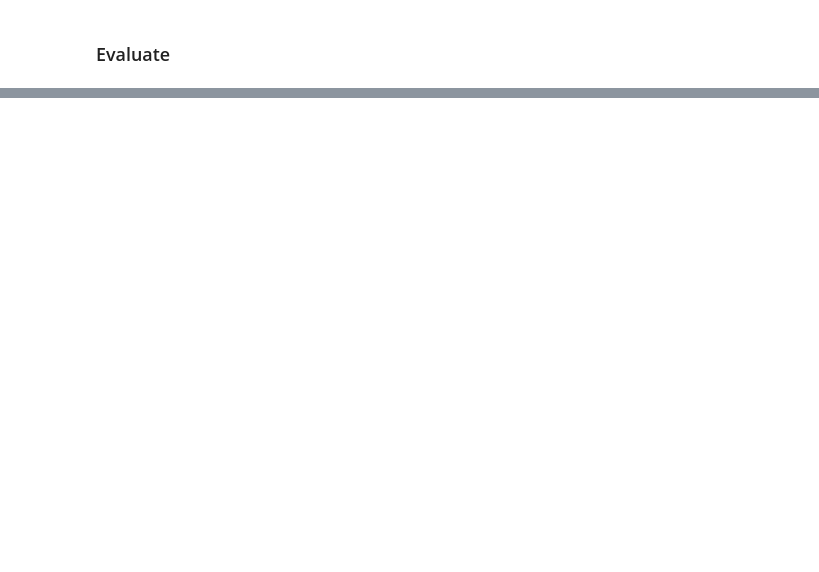
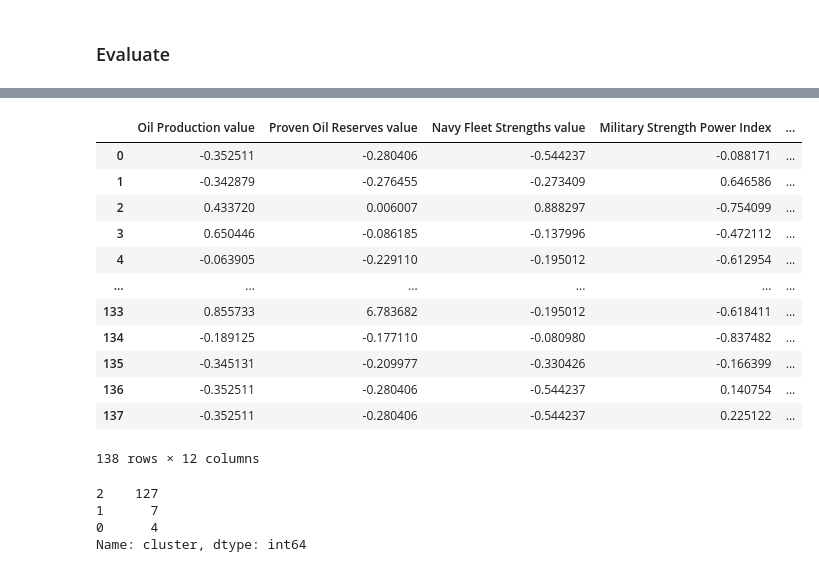
Before and after one commit to halit-vural/CW-Asg-HV-2022, a Jupyter notebook: CW-ML2-Asg4-military_power-C9807-Halit.ipynb, the cells around one changed output, grey strips where cells are left out. Saved outputs shown, nothing was run; the diff lists cells and outputs as text; code cells hidden in the pictures; blank space fills up the shorter version.

```diff
--- a/CW-ML2-Asg4-military_power-C9807-Halit.ipynb
+++ b/CW-ML2-Asg4-military_power-C9807-Halit.ipynb
@@ -829,0 +898,28 @@ ValueError: ignored
+# %%
+X_disc = X_[['Oil Production value',
+             'Proven Oil Reserves value',
+             'Navy Fleet Strengths value',
+             'Military Strength Power Index',
+             'Total Coastline Coverage value',
+             'Towed Artillery Strength value',
+             'Oil Consumption value',
+             'Total Waterway Coverage value',
+             'AFV/APC Strength value',
+             'Total Square Land Area value',
+             'Total Population value',
+             'Available Manpower value']]
+X_disc
+# %% [output]
+|  | Oil Production value | Proven Oil Reserves value | Navy Fleet Strengths value | Military Strength Power Index | ... |
+| 0 | -0.352511 | -0.280406 | -0.544237 | -0.088171 | ... |
+| 1 | -0.342879 | -0.276455 | -0.273409 | 0.646586 | ... |
+| 2 | 0.433720 | 0.006007 | 0.888297 | -0.754099 | ... |
+| 3 | 0.650446 | -0.086185 | -0.137996 | -0.472112 | ... |
+| 4 | -0.063905 | -0.229110 | -0.195012 | -0.612954 | ... |
+| ... | ... | ... | ... | ... | ... |
+| 133 | 0.855733 | 6.783682 | -0.195012 | -0.618411 | ... |
+| 134 | -0.189125 | -0.177110 | -0.080980 | -0.837482 | ... |
+| 135 | -0.345131 | -0.209977 | -0.330426 | -0.166399 | ... |
+| 136 | -0.352511 | -0.280406 | -0.544237 | 0.140754 | ... |
+| 137 | -0.352511 | -0.280406 | -0.544237 | 0.225122 | ... |
+138 rows × 12 columns
@@ -829,0 +930,7 @@ ValueError: ignored
+# %%
+X_disc.cluster.value_counts()
+# %% [output]
+2    127
+1      7
+0      4
+Name: cluster, dtype: int64
```
Also changed, not shown: parts of 25 cells of this notebook.
